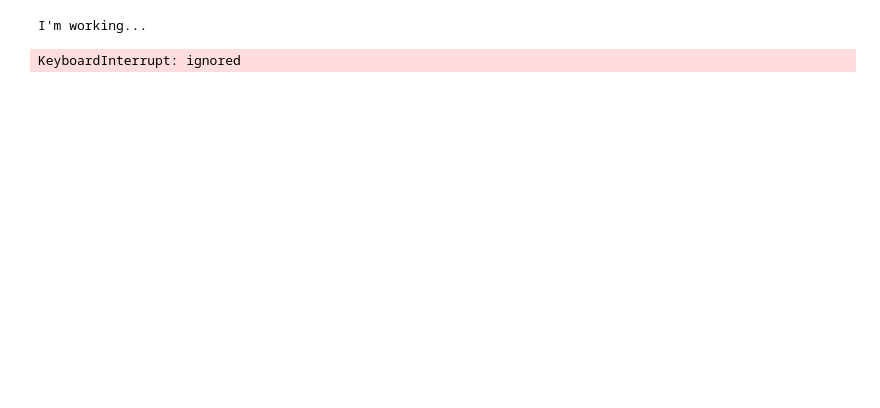
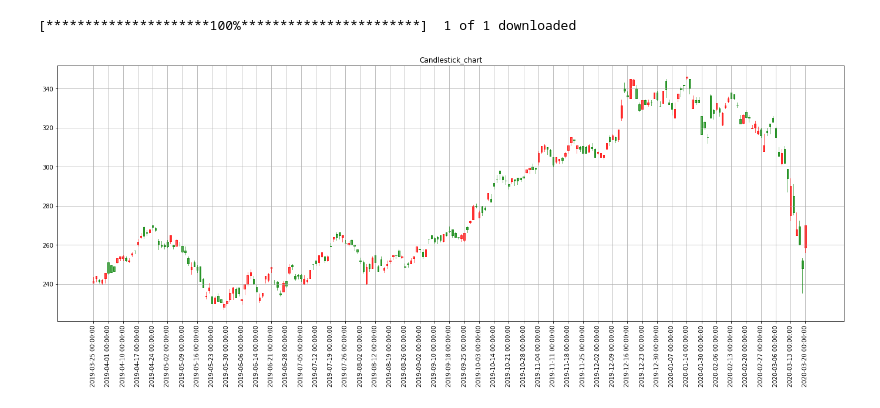
Before and after one commit to ziying-Han/10811221, a Jupyter notebook: Copy_of_schedule_爬蟲_2330.ipynb, the cells around one changed output. Drawn from its saved outputs; the diff is of its cells as text; code cells hidden in the pictures; blank space fills up the shorter version.

```diff
--- a/Copy_of_schedule_爬蟲_2330.ipynb
+++ b/Copy_of_schedule_爬蟲_2330.ipynb
@@ -80,20 +18,35 @@ KeyboardInterrupt: ignored
-# %%
-import schedule
-import time
-
-def job():
-    print("I'm working...")
-
-schedule.every(10).seconds.do(job) #每10秒執行一次
-#schedule.every().hour.do(job) #每小時執行一次
-#schedule.every().day.at("9:30").do(job) #每天9點30執行一次
-#schedule.every().monday.do(job) #每週一執行一次
-#schedule.every().wednesday.at("14:45").do(job) #每週三14點45執行一次
-
-# 無窮迴圈
-while True:
-    schedule.run_pending()
-    time.sleep(1)
-# %% [output]
-I'm working...
-KeyboardInterrupt: ignored
+# %%
+import pandas as pd
+pd.core.common.is_list_like = pd.api.types.is_list_like
+from pandas_datareader import data
+import fix_yahoo_finance as yf # yahoo專用的拿來拉股票資訊
+import datetime
+import matplotlib.pyplot as plt # 繪圖專用
+import mpl_finance as mpf # 專門用來畫蠟燭圖的
+
+userstock='2330'
+start = datetime.datetime.now() - datetime.timedelta(days=365) #先設定要爬的時間
+end = datetime.date.today()
+
+# 與yahoo請求
+pd.core.common.is_list_like = pd.api.types.is_list_like
+yf.pdr_override()
+
+# 取得股票資料
+stock = data.get_data_yahoo(userstock+'.TW', start, end)
+
+# 股票K線圖
+fig = plt.figure(figsize=(24, 8))
+ax = fig.add_subplot(1, 1, 1)
+ax.set_xticks(range(0, len(stock.index), 5))
+ax.set_xticklabels(stock.index[::5])
+plt.xticks(fontsize=10,rotation=90)
+mpf.candlestick2_ochl(ax, stock['Open'], stock['Close'], stock['High'], stock['Low'],
+                     width=0.5, colorup='r', colordown='green',
+                     alpha=0.6)
+plt.title("Candlestick_chart") # 標題設定
+plt.grid()
+plt.savefig('Candlestick_chart.png') #存檔
+# %% [output]
+[*********************100%***********************]  1 of 1 downloaded
+[figure, added]
```
Also changed, not shown: parts of 5 cells of this notebook.
